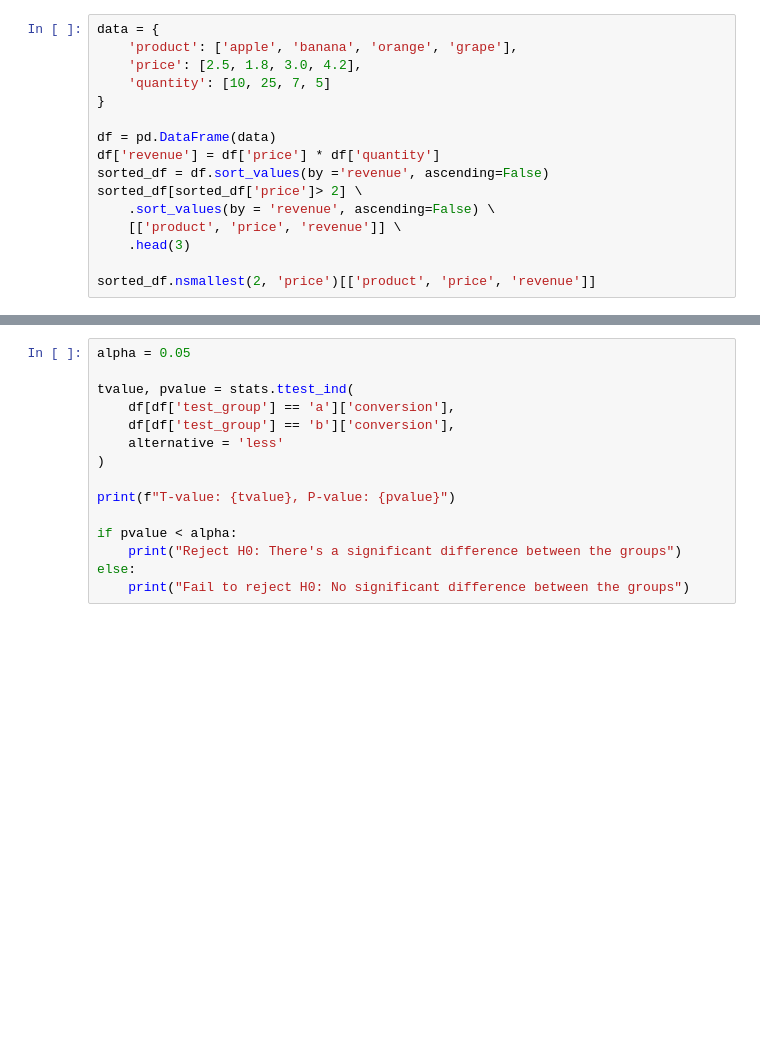
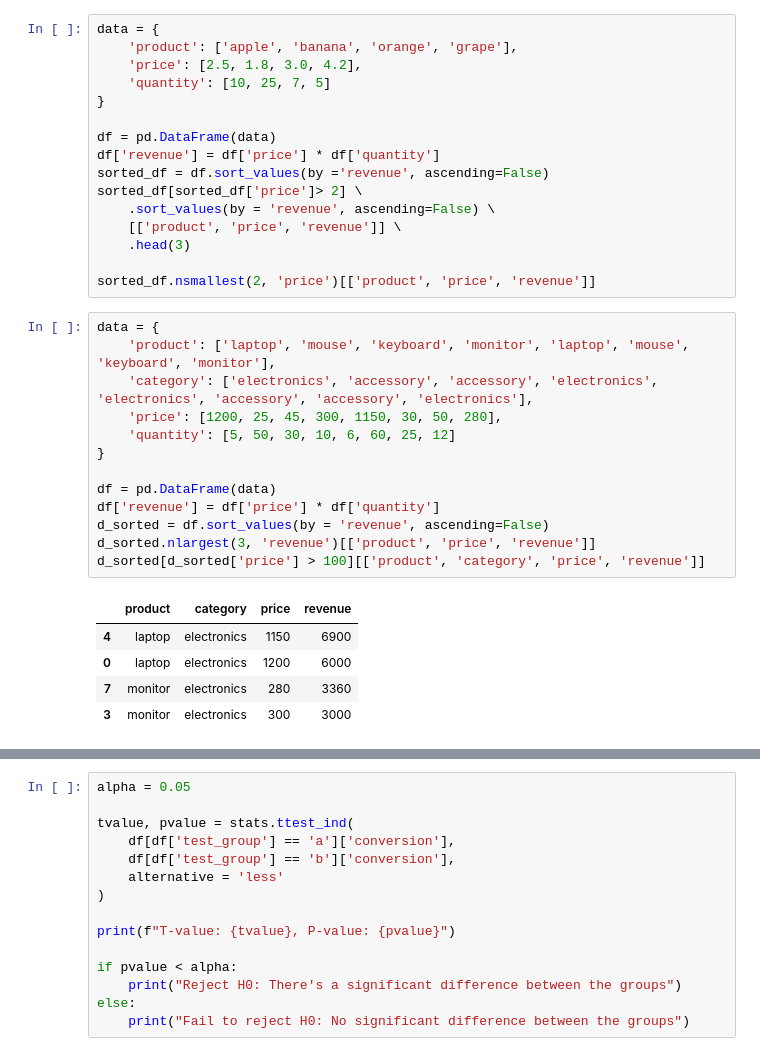
Before and after one commit to SamKratin/python-dataframes-exercises, a Jupyter notebook: python_drill_through.ipynb, the cells around one changed output, grey strips where cells are left out. Drawn from its saved outputs; the diff is of its cells as text; blank space fills up the shorter version.

```diff
--- a/python_drill_through.ipynb
+++ b/python_drill_through.ipynb
@@ -180,3 +180,22 @@ sorted_df[sorted_df['price']> 2] \
     .head(3)
 
 sorted_df.nsmallest(2, 'price')[['product', 'price', 'revenue']]
+# %%
+data = {
+    'product': ['laptop', 'mouse', 'keyboard', 'monitor', 'laptop', 'mouse', 'keyboard', 'monitor'],
+    'category': ['electronics', 'accessory', 'accessory', 'electronics', 'electronics', 'accessory', 'accessory', 'electronics'],
+    'price': [1200, 25, 45, 300, 1150, 30, 50, 280],
+    'quantity': [5, 50, 30, 10, 6, 60, 25, 12]
+}
+
+df = pd.DataFrame(data)
+df['revenue'] = df['price'] * df['quantity']
+d_sorted = df.sort_values(by = 'revenue', ascending=False)
+d_sorted.nlargest(3, 'revenue')[['product', 'price', 'revenue']]
+d_sorted[d_sorted['price'] > 100][['product', 'category', 'price', 'revenue']]
+# %% [output]
+|  | product | category | price | revenue |
+| 4 | laptop | electronics | 1150 | 6900 |
+| 0 | laptop | electronics | 1200 | 6000 |
+| 7 | monitor | electronics | 280 | 3360 |
+| 3 | monitor | electronics | 300 | 3000 |
```
Also changed, not shown: parts of 14 cells of this notebook.
